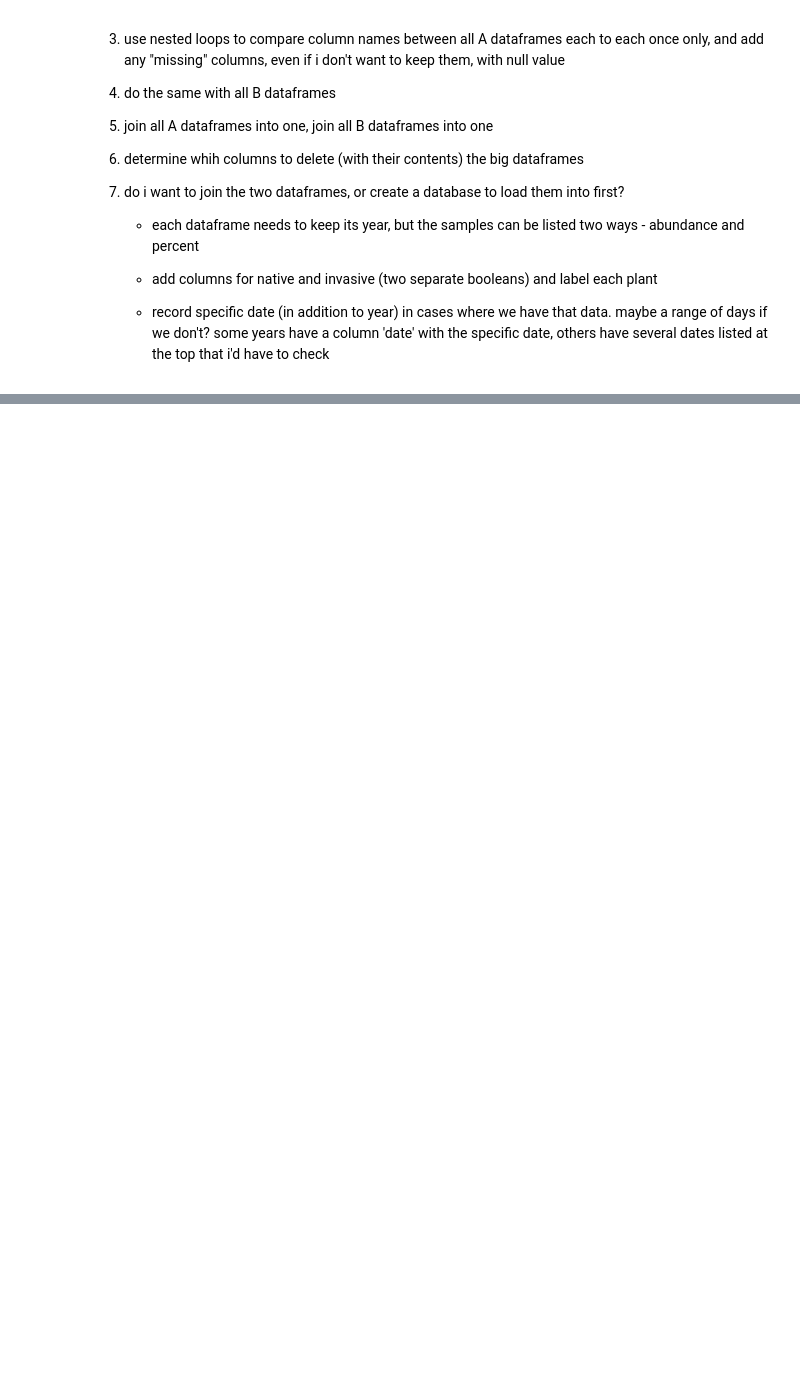
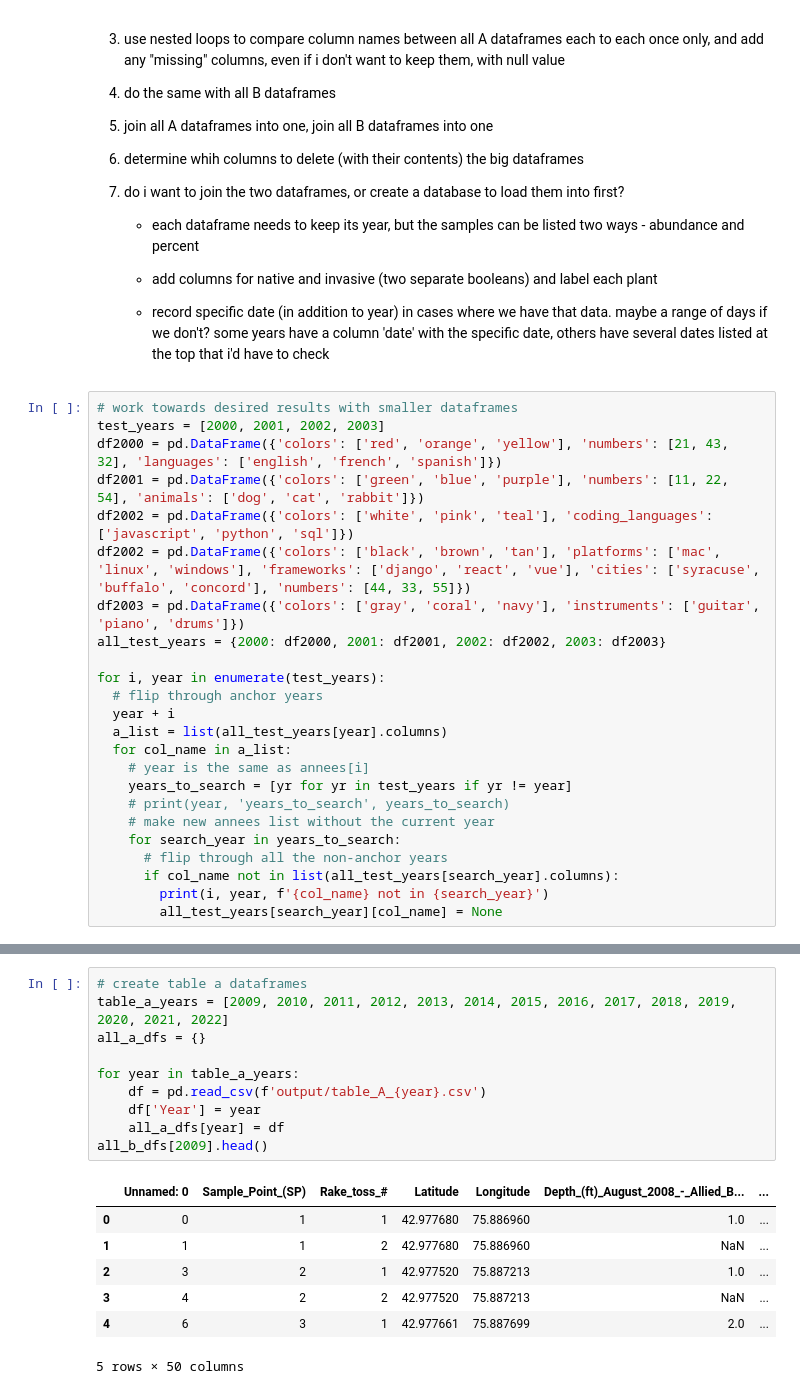
Before and after one commit to kgilbert78/rake-toss-data-cleaning, a Jupyter notebook: combining_tables.ipynb, the cells around one changed output, grey strips where cells are left out. Drawn from its saved outputs; the diff is of its cells as text; blank space fills up the shorter version.

```diff
--- a/combining_tables.ipynb
+++ b/combining_tables.ipynb
@@ -79,3 +79,27 @@ col_name_df.to_csv('output/ALL_COLUMN_NAMES.csv')
     - add columns for native and invasive (two separate booleans) and label each plant
 
     - record specific date (in addition to year) in cases where we have that data. maybe a range of days if we don't? some years have a column 'date' with the specific date, others have several dates listed at the top that i'd have to check
+# %%
+# work towards desired results with smaller dataframes
+test_years = [2000, 2001, 2002, 2003]
+df2000 = pd.DataFrame({'colors': ['red', 'orange', 'yellow'], 'numbers': [21, 43, 32], 'languages': ['english', 'french', 'spanish']})
+df2001 = pd.DataFrame({'colors': ['green', 'blue', 'purple'], 'numbers': [11, 22, 54], 'animals': ['dog', 'cat', 'rabbit']})
+df2002 = pd.DataFrame({'colors': ['white', 'pink', 'teal'], 'coding_languages': ['javascript', 'python', 'sql']})
+df2002 = pd.DataFrame({'colors': ['black', 'brown', 'tan'], 'platforms': ['mac', 'linux', 'windows'], 'frameworks': ['django', 'react', 'vue'], 'cities': ['syracuse', 'buffalo', 'concord'], 'numbers': [44, 33, 55]})
+df2003 = pd.DataFrame({'colors': ['gray', 'coral', 'navy'], 'instruments': ['guitar', 'piano', 'drums']})
+all_test_years = {2000: df2000, 2001: df2001, 2002: df2002, 2003: df2003}
+
+for i, year in enumerate(test_years):
+  # flip through anchor years
+  year + i
+  a_list = list(all_test_years[year].columns)
+  for col_name in a_list:
+    # year is the same as annees[i]
+    years_to_search = [yr for yr in test_years if yr != year]
+    # print(year, 'years_to_search', years_to_search)
+    # make new annees list without the current year
+    for search_year in years_to_search:
+      # flip through all the non-anchor years
+      if col_name not in list(all_test_years[search_year].columns):
+        print(i, year, f'{col_name} not in {search_year}')
+        all_test_years[search_year][col_name] = None
@@ -81,0 +154,18 @@ col_name_df.to_csv('output/ALL_COLUMN_NAMES.csv')
+# %%
+# create table a dataframes
+table_a_years = [2009, 2010, 2011, 2012, 2013, 2014, 2015, 2016, 2017, 2018, 2019, 2020, 2021, 2022]
+all_a_dfs = {}
+
+for year in table_a_years:
+    df = pd.read_csv(f'output/table_A_{year}.csv')
+    df['Year'] = year
+    all_a_dfs[year] = df
+all_b_dfs[2009].head()
+# %% [output]
+|  | Unnamed: 0 | Sample_Point_(SP) | Rake_toss_# | Latitude | Longitude | Depth_(ft)_August_2008_-_Allied_B... | ... |
+| 0 | 0 | 1 | 1 | 42.977680 | 75.886960 | 1.0 | ... |
+| 1 | 1 | 1 | 2 | 42.977680 | 75.886960 | NaN | ... |
+| 2 | 3 | 2 | 1 | 42.977520 | 75.887213 | 1.0 | ... |
+| 3 | 4 | 2 | 2 | 42.977520 | 75.887213 | NaN | ... |
+| 4 | 6 | 3 | 1 | 42.977661 | 75.887699 | 2.0 | ... |
+5 rows × 50 columns
```
Also changed, not shown: parts of 24 cells of this notebook.
